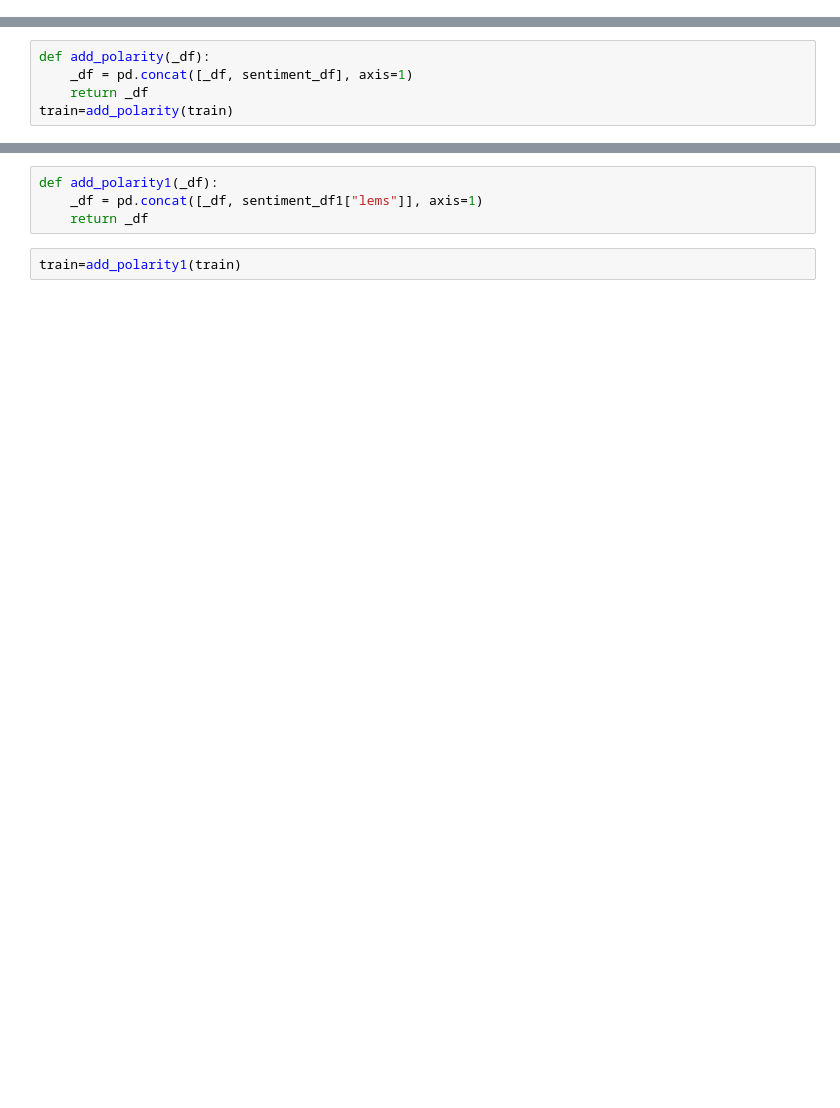
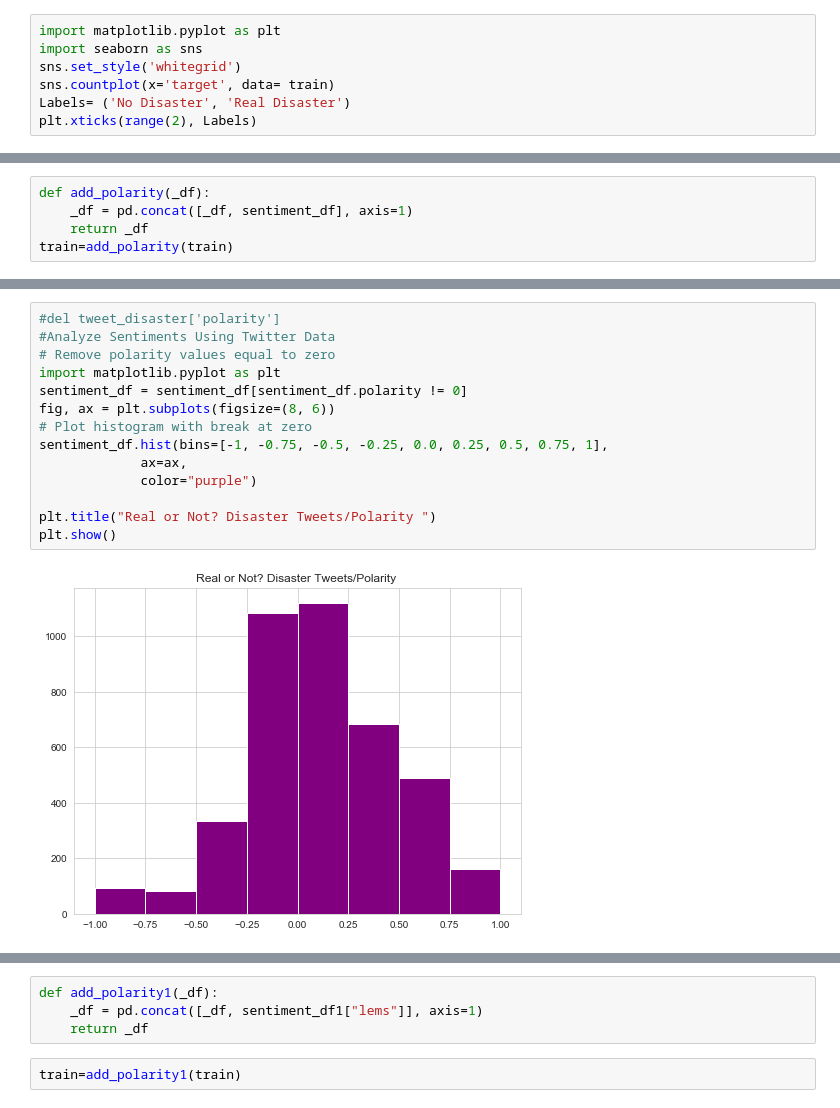
Before and after one commit to Randcc/academic-kickstart, a Jupyter notebook: static/NLP_with_Disaster_Tweets.ipynb, the cells around one changed output, grey strips where cells are left out. Saved outputs shown, nothing was run; the diff lists cells and outputs as text; blank space fills up the shorter version.

```diff
--- a/static/NLP_with_Disaster_Tweets.ipynb
+++ b/static/NLP_with_Disaster_Tweets.ipynb
@@ -25,0 +60,7 @@ test=pd.read_csv("test.csv")
+# %%
+import matplotlib.pyplot as plt
+import seaborn as sns
+sns.set_style('whitegrid')
+sns.countplot(x='target', data= train)
+Labels= ('No Disaster', 'Real Disaster')
+plt.xticks(range(2), Labels)
@@ -39 +109,17 @@ train=add_polarity(train)
+# %%
+#del tweet_disaster['polarity']
+#Analyze Sentiments Using Twitter Data
+# Remove polarity values equal to zero
+import matplotlib.pyplot as plt
+sentiment_df = sentiment_df[sentiment_df.polarity != 0]
+fig, ax = plt.subplots(figsize=(8, 6))
+# Plot histogram with break at zero
+sentiment_df.hist(bins=[-1, -0.75, -0.5, -0.25, 0.0, 0.25, 0.5, 0.75, 1],
+             ax=ax,
+             color="purple")
+
+plt.title("Real or Not? Disaster Tweets/Polarity ")
+plt.show()
+# %% [output]
+[figure, added]
 # %%
```
Also changed, not shown: parts of 37 cells of this notebook, 10 other files.
